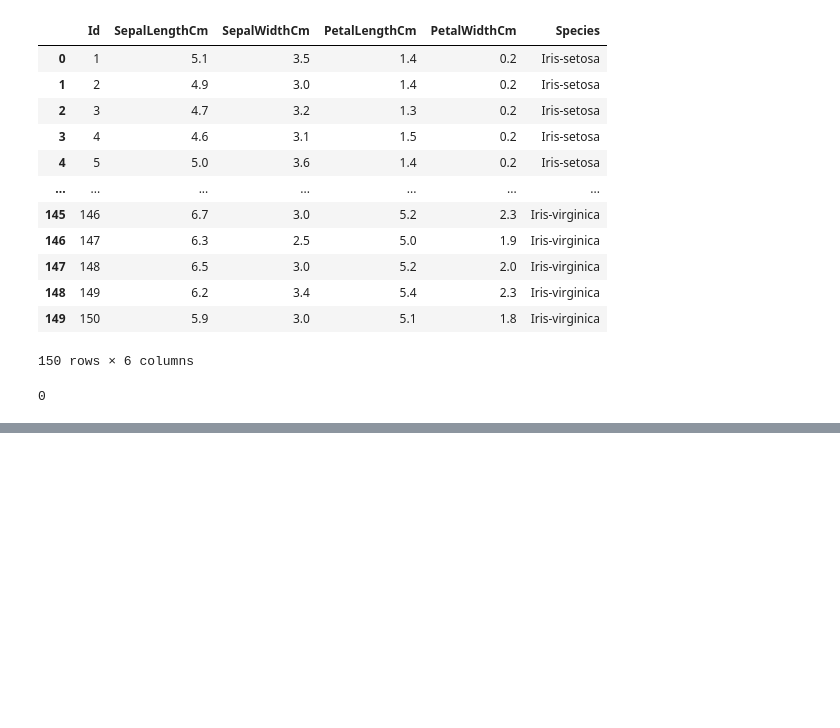
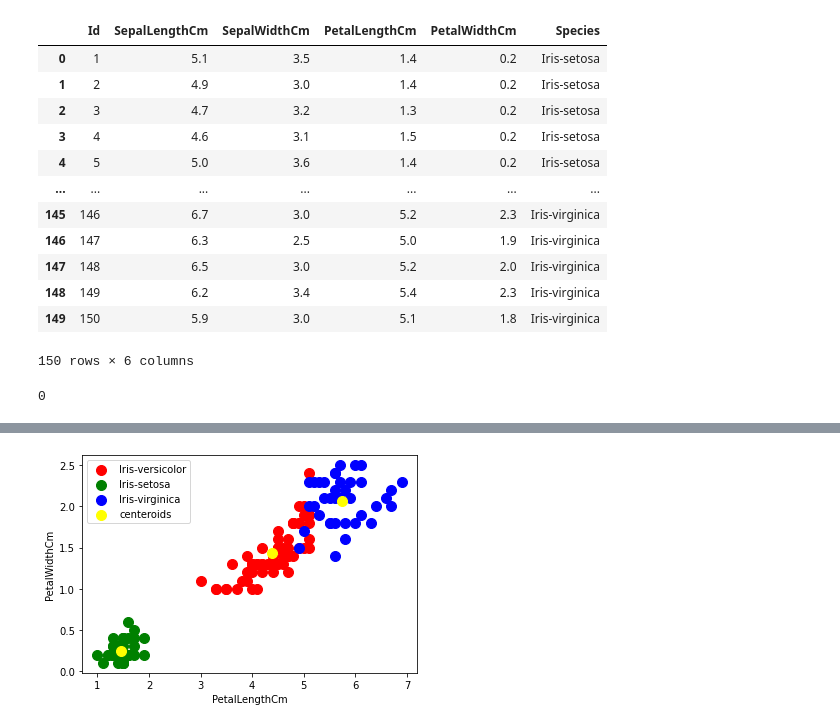
Before and after one commit to abualhamd/sparks-foundation-data-science-challenges, a Jupyter notebook: #2_Iris/Untitled.ipynb, the cells around one changed output, grey strips where cells are left out. Drawn from its saved outputs; the diff is of its cells as text; code cells hidden in the pictures; blank space fills up the shorter version.

```diff
--- a/#2_Iris/Untitled.ipynb
+++ b/#2_Iris/Untitled.ipynb
@@ -55,4 +59,4 @@ df
 # %%
 #splitting data into features and a target
-x = df.iloc[:,:-1]
+x = df.iloc[:,1:-1]
 y = df.iloc[:,-1]
@@ -161,0 +97,2 @@ array([2, 0, 1, 2, 2, 0, 1, 0, 0, 2, 0, 2, 2, 2, 0], dtype=int64)
+# %%
+kmeans = KMeans(n_clusters = len(trgt), random_state = 0)
@@ -161,0 +109,3 @@ array([2, 0, 1, 2, 2, 0, 1, 0, 0, 2, 0, 2, 2, 2, 0], dtype=int64)
+# %%
+y_kmeans = kmeans.fit_predict(x)
+y_kmeans
@@ -161,0 +136,15 @@ array([2, 0, 1, 2, 2, 0, 1, 0, 0, 2, 0, 2, 2, 2, 0], dtype=int64)
+# %%
+#visualising on the petal's length and width
+colors = ['red', 'green', 'blue']
+
+for i in range(len(trgt)):
+    plt.scatter(x.iloc[y_kmeans == i, 2], x.iloc[y_kmeans == i, 3], c = colors[i],s = 100, label = trgt[i])
+plt.scatter(kmeans.cluster_centers_[:, 2], kmeans.cluster_centers_[:, 3], s = 100, c = 'yellow', label = 'centeroids')
+
+
+plt.xlabel(x.columns[2])
+plt.ylabel(x.columns[3])
+plt.legend()
+plt.show()
+# %% [output]
+[figure, added]
```
Also changed, not shown: parts of 18 cells of this notebook.
